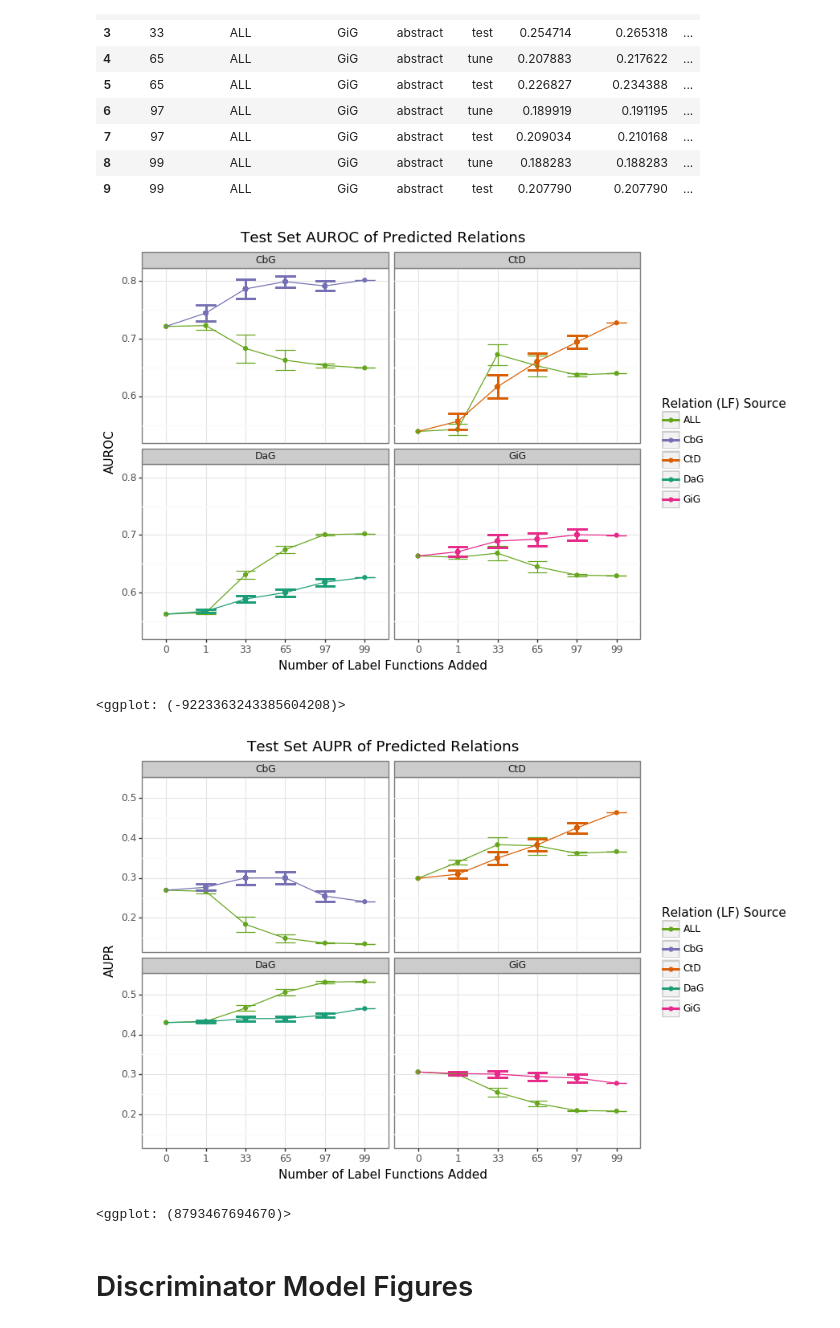
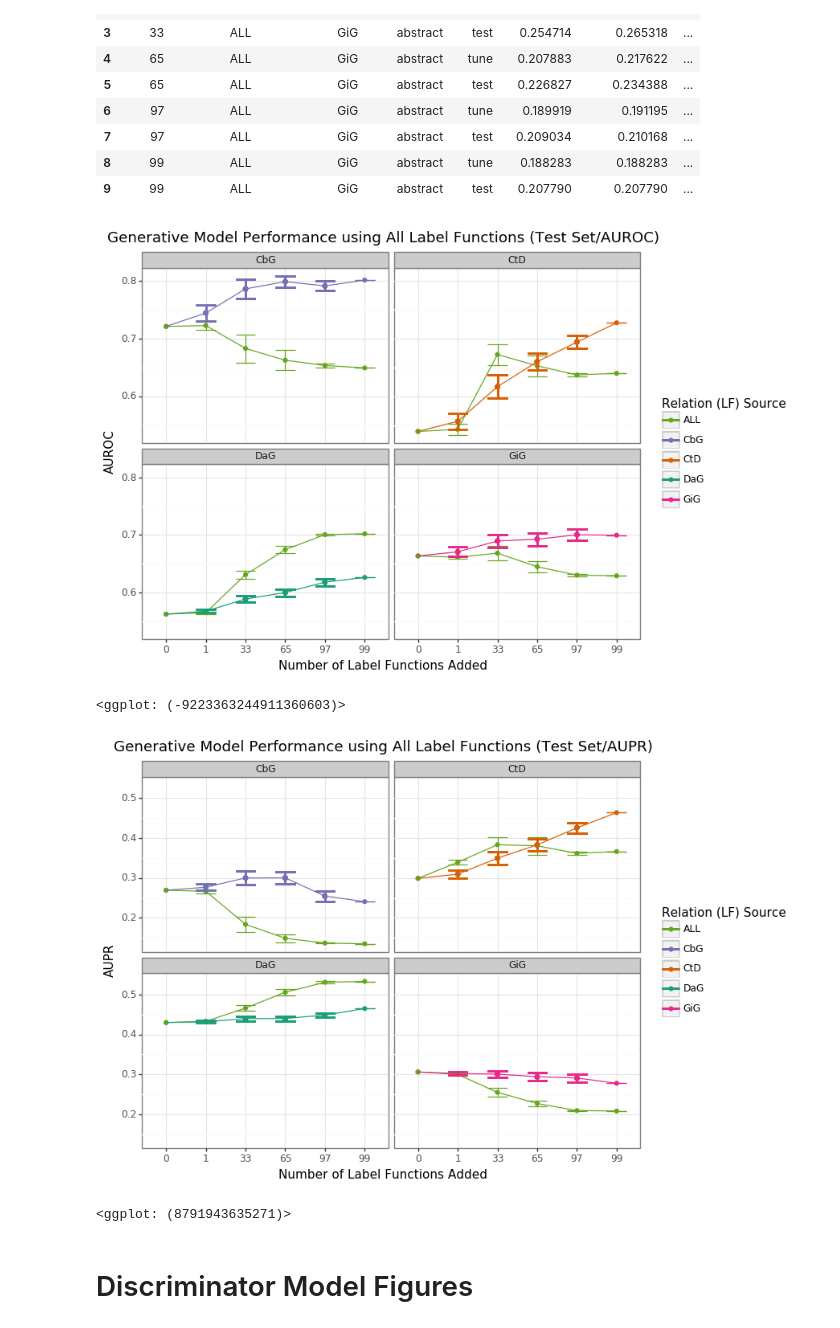
Before and after one commit to greenelab/snorkeling-full-text, a Jupyter notebook: figure_generation/01_figure_generation.ipynb, the cells around one changed output. Drawn from its saved outputs; the diff is of its cells as text; code cells hidden in the pictures.

```diff
--- a/figure_generation/01_figure_generation.ipynb
+++ b/figure_generation/01_figure_generation.ipynb
@@ -210,36 +210,36 @@ g = (
     p9.ggplot(
         gen_model_performance_all_df
         >> ply.query("label_source==prediction_label|label_source=='ALL'")
         >> ply.query("model=='test'")
     )
     + p9.aes(
         x="lf_num",
         y="auroc_mean",
         ymin="auroc_lower_ci",
         ymax="auroc_upper_ci",
         group="label_source",
         color="label_source",
     )
     + p9.geom_point()
     + p9.geom_line()
     + p9.geom_errorbar()
     + p9.facet_wrap("~ prediction_label")
     + p9.theme_bw()
     + p9.theme(figure_size=(8, 6))
     + p9.scale_color_manual(values=color_map)
     + p9.labs(
-        title="Test Set AUROC of Predicted Relations",
+        title="Generative Model Performance using All Label Functions (Test Set/AUROC)",
         color="Relation (LF) Source",
         x="Number of Label Functions Added",
         y="AUROC",
     )
 )
 g.save("output/figure_four.svg")
 g.save("output/figure_four.png", dpi=300)
 print(g)
 # %% [output]
-[figure, old version]
+[figure, new version]
-<ggplot: (-9223363243385604208)>
+<ggplot: (-9223363244911360603)>
 # %%
 g = (
     p9.ggplot(
@@ -263,7 +263,7 @@ g = (
     + p9.theme(figure_size=(8, 6))
     + p9.scale_color_manual(values=color_map)
     + p9.labs(
-        title="Test Set AUPR of Predicted Relations",
+        title="Generative Model Performance using All Label Functions (Test Set/AUPR)",
         color="Relation (LF) Source",
         x="Number of Label Functions Added",
         y="AUPR",
@@ -273,8 +273,8 @@ g.save("output/figure_five.svg")
 g.save("output/figure_five.png", dpi=300)
 print(g)
 # %% [output]
-[figure, old version]
+[figure, new version]
-<ggplot: (8793467694670)>
+<ggplot: (8791943635271)>
 # %% [markdown]
 # Discriminator Model Figures
 # %% [markdown]
```
Also changed, not shown: parts of 5 cells of this notebook, 23 other files.
